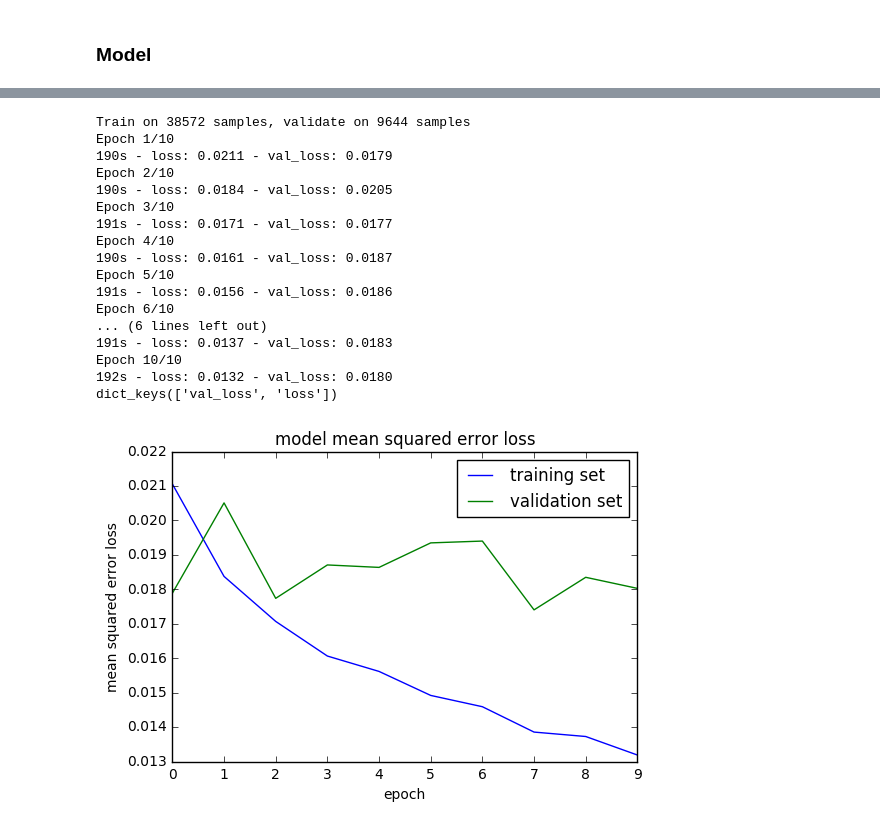
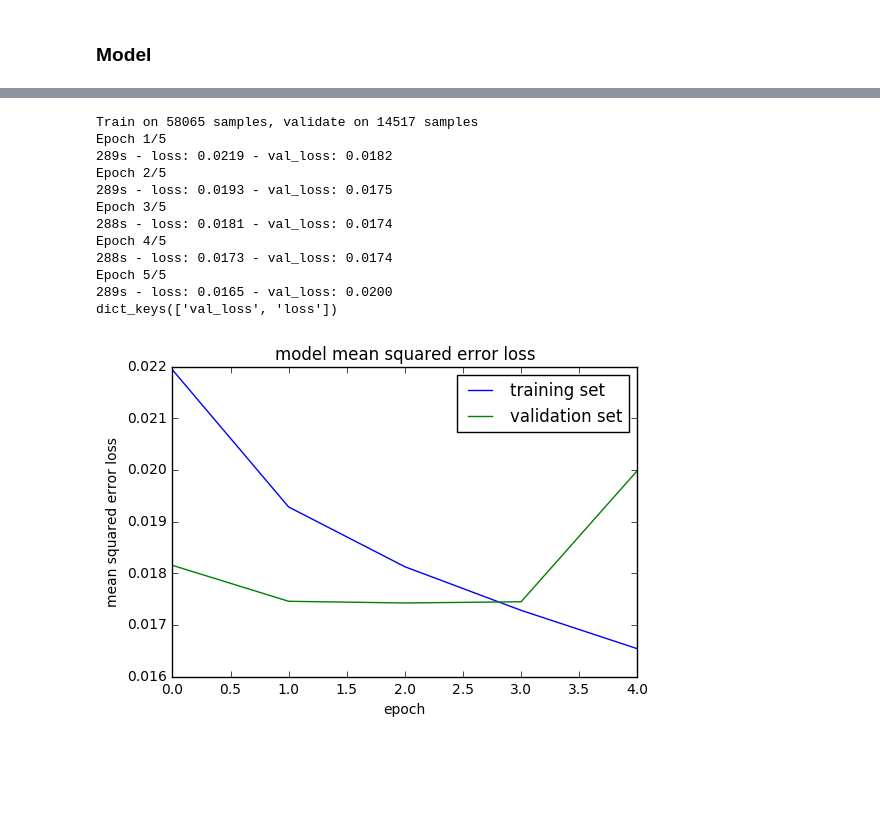
Before and after one commit to patriciapampanelli/CarND-Behavioral-Cloning-P3, a Jupyter notebook: CarND-Behavioral-Cloning-P3.ipynb, the cells around one changed output, grey strips where cells are left out. Drawn from its saved outputs; the diff is of its cells as text; code cells hidden in the pictures; blank space fills up the shorter version.

```diff
--- a/CarND-Behavioral-Cloning-P3.ipynb
+++ b/CarND-Behavioral-Cloning-P3.ipynb
@@ -197,9 +197,9 @@ def drawTrainingLoss(history_object):
 # Get network
 model = getModel3()
 # Training
-history_object = model.fit(X_train, y_train, validation_split=0.2, shuffle=True, epochs=10, verbose = 2, batch_size=32)
+history_object = model.fit(X_train, y_train, validation_split=0.2, shuffle=True, epochs=5, verbose = 2, batch_size=32)
 # Save modehistory_objectsave('model.h5')
 drawTrainingLoss(history_object)
-model.save('model_1.h5')
+model.save('model_3.h5')
 # %% [output]
 Using TensorFlow backend.
@@ -252,30 +247,25 @@ def getModel4():
 # %%
 # Get network
 model = getModel4()
 # Training
-history_object = model.fit(X_train, y_train, validation_split=0.2, shuffle=True, epochs=10, verbose = 2, batch_size=32)
+history_object = model.fit(X_train, y_train, validation_split=0.2, shuffle=True, epochs=5, verbose = 2, batch_size=32)
 # Save modehistory_objectsave('model.h5')
 drawTrainingLoss(history_object)
 model.save('model_4.h5')
 # %% [output]
-Train on 38572 samples, validate on 9644 samples
-Epoch 1/10
-190s - loss: 0.0211 - val_loss: 0.0179
-Epoch 2/10
-190s - loss: 0.0184 - val_loss: 0.0205
-Epoch 3/10
-191s - loss: 0.0171 - val_loss: 0.0177
-Epoch 4/10
-190s - loss: 0.0161 - val_loss: 0.0187
-Epoch 5/10
-191s - loss: 0.0156 - val_loss: 0.0186
-Epoch 6/10
-... (6 lines left out)
-191s - loss: 0.0137 - val_loss: 0.0183
-Epoch 10/10
-192s - loss: 0.0132 - val_loss: 0.0180
+Train on 58065 samples, validate on 14517 samples
+Epoch 1/5
+289s - loss: 0.0219 - val_loss: 0.0182
+Epoch 2/5
+289s - loss: 0.0193 - val_loss: 0.0175
+Epoch 3/5
+288s - loss: 0.0181 - val_loss: 0.0174
+Epoch 4/5
+288s - loss: 0.0173 - val_loss: 0.0174
+Epoch 5/5
+289s - loss: 0.0165 - val_loss: 0.0200
 dict_keys(['val_loss', 'loss'])
-[figure, old version]
+[figure, new version]
 # %%
 def getModel5():
 
```
Also changed, not shown: parts of 8 cells of this notebook, 9 other files.
